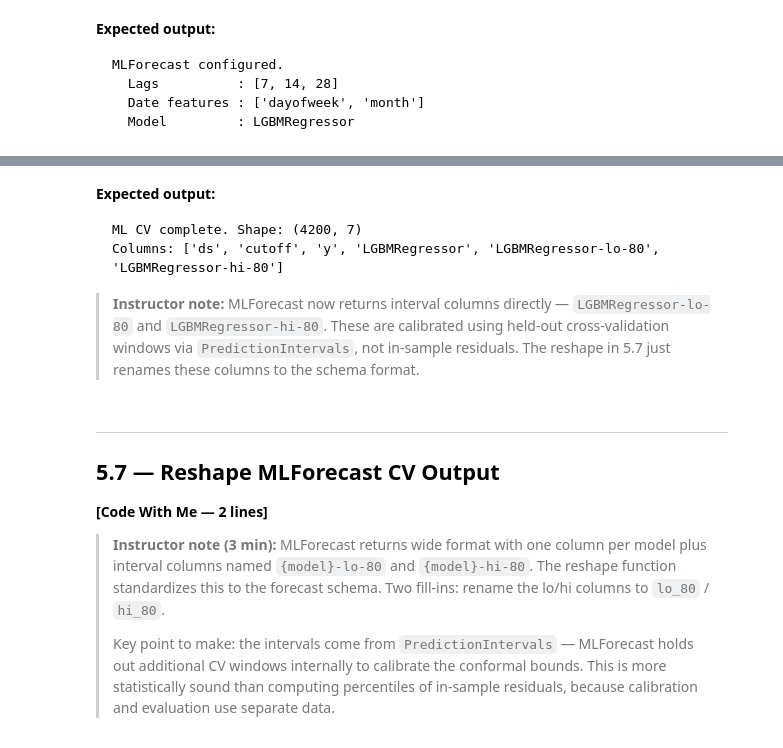
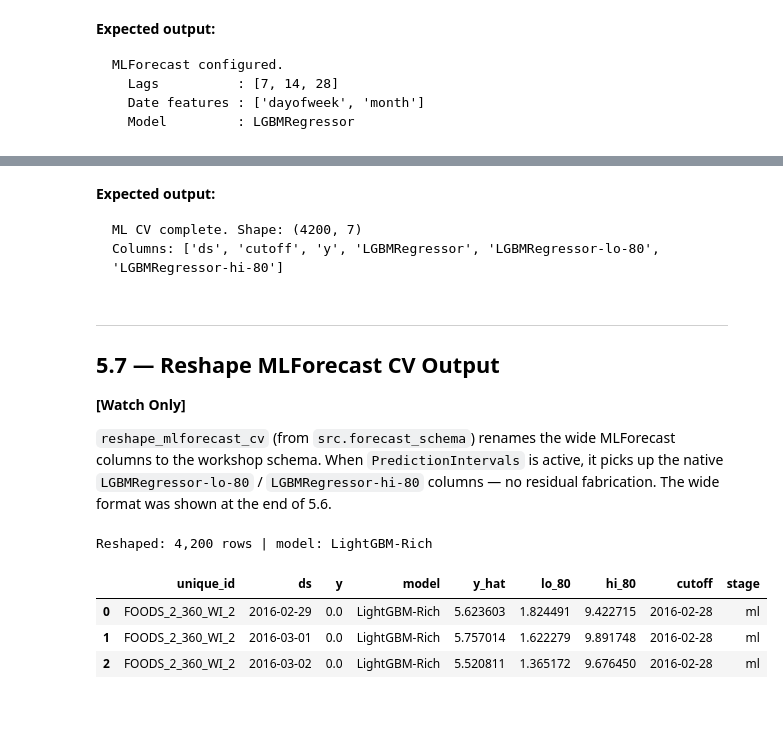
Before and after one commit to tackes/Modern-Time-Series-Forecasting-Cohort, a Jupyter notebook: instructor_notebooks/05_ml_forecasting.ipynb, the cells around one changed output, grey strips where cells are left out. Drawn from its saved outputs; the diff is of its cells as text; code cells hidden in the pictures; blank space fills up the shorter version.

````diff
--- a/instructor_notebooks/05_ml_forecasting.ipynb
+++ b/instructor_notebooks/05_ml_forecasting.ipynb
@@ -494,57 +334,32 @@ Wall time: 17.2 s
 ML CV complete. Shape: (4200, 7)
 Columns: ['ds', 'cutoff', 'y', 'LGBMRegressor', 'LGBMRegressor-lo-80', 'LGBMRegressor-hi-80']
 ```
-
-> **Instructor note:** MLForecast now returns interval columns directly — `LGBMRegressor-lo-80` and `LGBMRegressor-hi-80`. These are calibrated using held-out cross-validation windows via `PredictionIntervals`, not in-sample residuals. The reshape in 5.7 just renames these columns to the schema format.
 # %% [markdown]
 ---
 ## 5.7 — Reshape MLForecast CV Output
-**[Code With Me — 2 lines]**
+**[Watch Only]**
 
-> **Instructor note (3 min):** MLForecast returns wide format with one column per model plus interval columns named `{model}-lo-80` and `{model}-hi-80`. The reshape function standardizes this to the forecast schema. Two fill-ins: rename the lo/hi columns to `lo_80` / `hi_80`.
->
-> Key point to make: the intervals come from `PredictionIntervals` — MLForecast holds out additional CV windows internally to calibrate the conformal bounds. This is more statistically sound than computing percentiles of in-sample residuals, because calibration and evaluation use separate data.
+`reshape_mlforecast_cv` (from `src.forecast_schema`) renames the wide MLForecast columns to the workshop schema. When `PredictionIntervals` is active, it picks up the native `LGBMRegressor-lo-80` / `LGBMRegressor-hi-80` columns — no residual fabrication. The wide format was shown at the end of 5.6.
 # %%
-# Reshape MLForecast wide output to forecast schema
-def reshape_mlforecast_cv(
-    cv_df: pd.DataFrame,
-    model_col: str,
-    stage: str,
-    model_name: str = "LightGBM",
-) -> pd.DataFrame:
-    """
-    Reshape MLForecast wide CV output to forecast schema.
-    Interval columns (lo_80, hi_80) come from PredictionIntervals — Nixtla-native conformal calibration.
+# cv_ml_micro came from mlf_rich.cross_validation() in 5.6 → model_name="LightGBM-Rich"
+ml_micro = reshape_mlforecast_cv(
+    cv_ml_micro,
+    model_col="LGBMRegressor",
+    stage="ml",
+    model_name="LightGBM-Rich",
+)
 
-    Parameters
-    ----------
-    cv_df      : Wide CV output from MLForecast.cross_validation()
-    model_col  : Name of the point forecast column (e.g. "LGBMRegressor")
-    stage      : Stage label for the forecast schema ("ml")
-    model_name : Display name in the model column (default: "LightGBM")
-    """
-    df = cv_df.reset_index().copy()
-    df = df.rename(columns={
-        model_col:              "y_hat",
-        f"{model_col}-lo-80":  "lo_80",   # __FILL_IN__: rename native lo column to schema name
-        f"{model_col}-hi-80":  "hi_80",   # __FILL_IN__: rename native hi column to schema name
-    })
-    df["model"] = model_name
-    df["stage"] = stage
-    df["y_hat"] = df["y_hat"].clip(lower=0)
-    df["lo_80"] = df["lo_80"].clip(lower=0)
-    df["hi_80"] = df["hi_80"].clip(lower=0)
-
-    return df[["unique_id", "ds", "y", "model", "y_hat", "lo_80", "hi_80", "cutoff", "stage"]]
-
-
-# cv_ml_micro came from mlf_rich.cross_validation() in 5.6 → model_name="LightGBM-Rich"
-ml_micro = reshape_mlforecast_cv(cv_ml_micro, model_col="LGBMRegressor", stage="ml", model_name="LightGBM-Rich")
-
-print(f"Reshaped ML forecasts: {ml_micro.shape}")
-print(f"Columns: {list(ml_micro.columns)}")
-print(f"Interval sample (lo_80, y_hat, hi_80):")
-print(ml_micro[["lo_80", "y_hat", "hi_80"]].describe().round(2).to_string())
+print(
+    f"Reshaped: {ml_micro.shape[0]:,} rows | "
+    f"model: {ml_micro['model'].unique()[0]}"
+)
+ml_micro.head(3)
+# %% [output]
+Reshaped: 4,200 rows | model: LightGBM-Rich
+|  | unique_id | ds | y | model | y_hat | lo_80 | hi_80 | cutoff | stage |
+| 0 | FOODS_2_360_WI_2 | 2016-02-29 | 0.0 | LightGBM-Rich | 5.623603 | 1.824491 | 9.422715 | 2016-02-28 | ml |
+| 1 | FOODS_2_360_WI_2 | 2016-03-01 | 0.0 | LightGBM-Rich | 5.757014 | 1.622279 | 9.891748 | 2016-02-28 | ml |
+| 2 | FOODS_2_360_WI_2 | 2016-03-02 | 0.0 | LightGBM-Rich | 5.520811 | 1.365172 | 9.676450 | 2016-02-28 | ml |
 # %% [markdown]
 **Expected output:**
 ```
````
Also changed, not shown: parts of 35 cells of this notebook, 33 other files.
